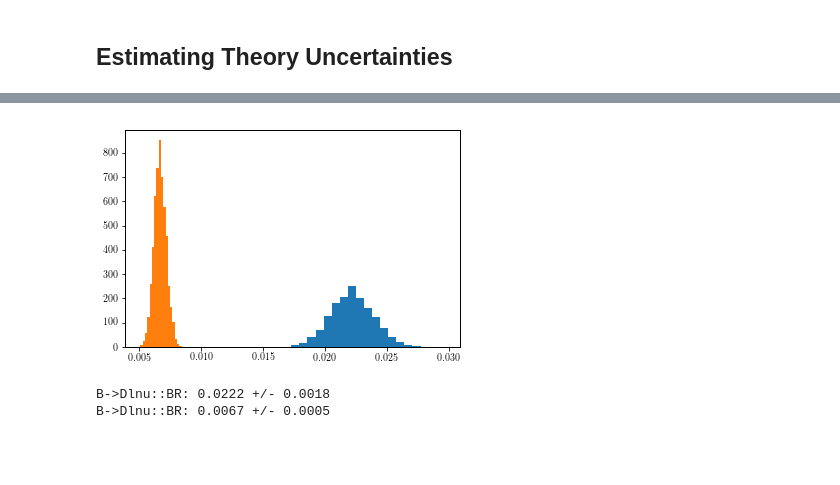
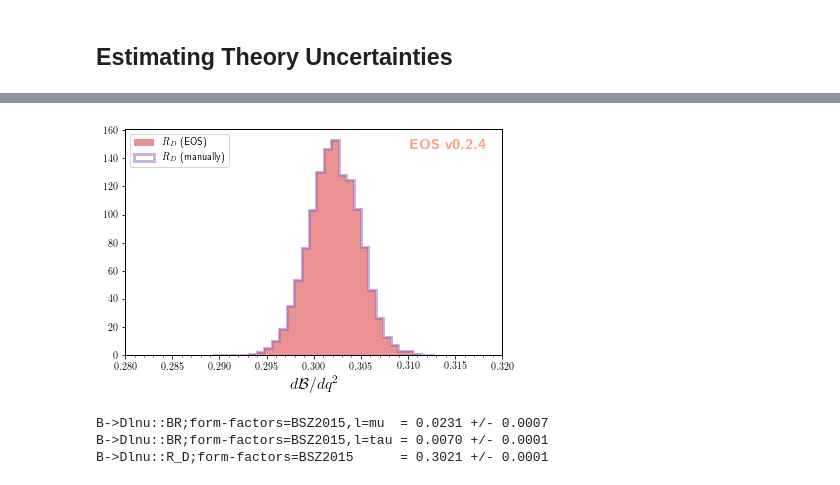
Before and after one commit to eos/eos, a Jupyter notebook: examples/predictions.ipynb, the cells around one changed output, grey strips where cells are left out. Saved outputs shown, nothing was run; the diff lists cells and outputs as text; code cells hidden in the pictures; blank space fills up the shorter version.

```diff
--- a/examples/predictions.ipynb
+++ b/examples/predictions.ipynb
@@ -81,20 +124,35 @@ parameter_samples, weights, observable_samples = analysis.sample(N=5000, observa
+# %%
+plot_args = {
+    'plot': {
+        'x': { 'label': r'$d\mathcal{B}/dq^2$',  'range': [0.28,  0.32] },
+        'legend': { 'location': 'upper left' }
+    },
+    'contents': [
+        { 'label': r'$R_D$ (EOS)',     'type': 'histogram', 'bins': 30, 'color': 'C3', 'data': { 'samples': observable_samples[:, 2], 'log_weights': log_weights }},
+        { 'label': r'$R_D$ (manually)','type': 'histogram', 'bins': 30, 'color': 'C4', 'data': { 'samples': [o[1] / o[0] for o in observable_samples[:]], 'log_weights': log_weights },
+          'histtype': 'step'},
+    ]
+}
+eos.plot.Plotter(plot_args).plot()
+# %% [output]
+[figure, added]
 # %%
-import matplotlib.pyplot as plt
-import numpy as np
-_, _, plot = plt.hist(observable_samples[:,0], weights=weights, bins=20, color='C0', density=True)
-_, _, plot = plt.hist(observable_samples[:,1], weights=weights, bins=20, color='C1', density=True)
-plt.show()
-print('{obs}: {mean:.4f} +/- {std:.4f}'.format(
-    obs=obs_mu.name(),
-    mean=np.average(observable_samples[:,0], weights=weights),
+print('{obs};{opt}  = {mean:.4f} +/- {std:.4f}'.format(
+    obs=obs_mu.name(), opt=obs_mu.options(),
+    mean=np.average(observable_samples[:,0], weights=np.exp(log_weights)),
     std=np.sqrt(np.var(observable_samples[:, 0]))
 ))
-print('{obs}: {mean:.4f} +/- {std:.4f}'.format(
-    obs=obs_tau.name(),
-    mean=np.average(observable_samples[:,1], weights=weights),
+print('{obs};{opt} = {mean:.4f} +/- {std:.4f}'.format(
+    obs=obs_tau.name(), opt=obs_tau.options(),
+    mean=np.average(observable_samples[:,1], weights=np.exp(log_weights)),
     std=np.sqrt(np.var(observable_samples[:, 1]))
 ))
+print('{obs};{opt}      = {mean:.4f} +/- {std:.4f}'.format(
+    obs=obs_R_D.name(), opt=obs_R_D.options(),
+    mean=np.average(observable_samples[:,2], weights=np.exp(log_weights)),
+    std=np.sqrt(np.var(observable_samples[:, 1]))
+))
 # %% [output]
-[figure, removed]
-B->Dlnu::BR: 0.0222 +/- 0.0018
-B->Dlnu::BR: 0.0067 +/- 0.0005
+B->Dlnu::BR;form-factors=BSZ2015,l=mu  = 0.0231 +/- 0.0007
+B->Dlnu::BR;form-factors=BSZ2015,l=tau = 0.0070 +/- 0.0001
+B->Dlnu::R_D;form-factors=BSZ2015      = 0.3021 +/- 0.0001
```
Also changed, not shown: parts of 8 cells of this notebook.
